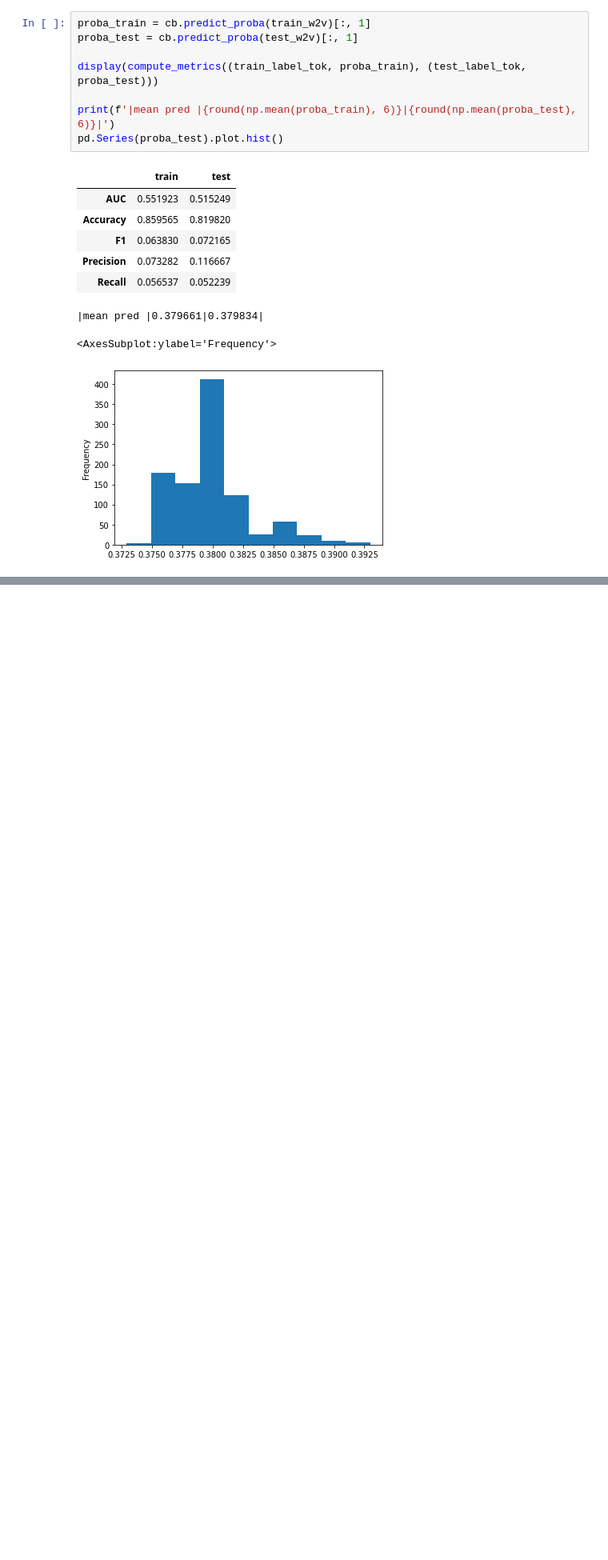
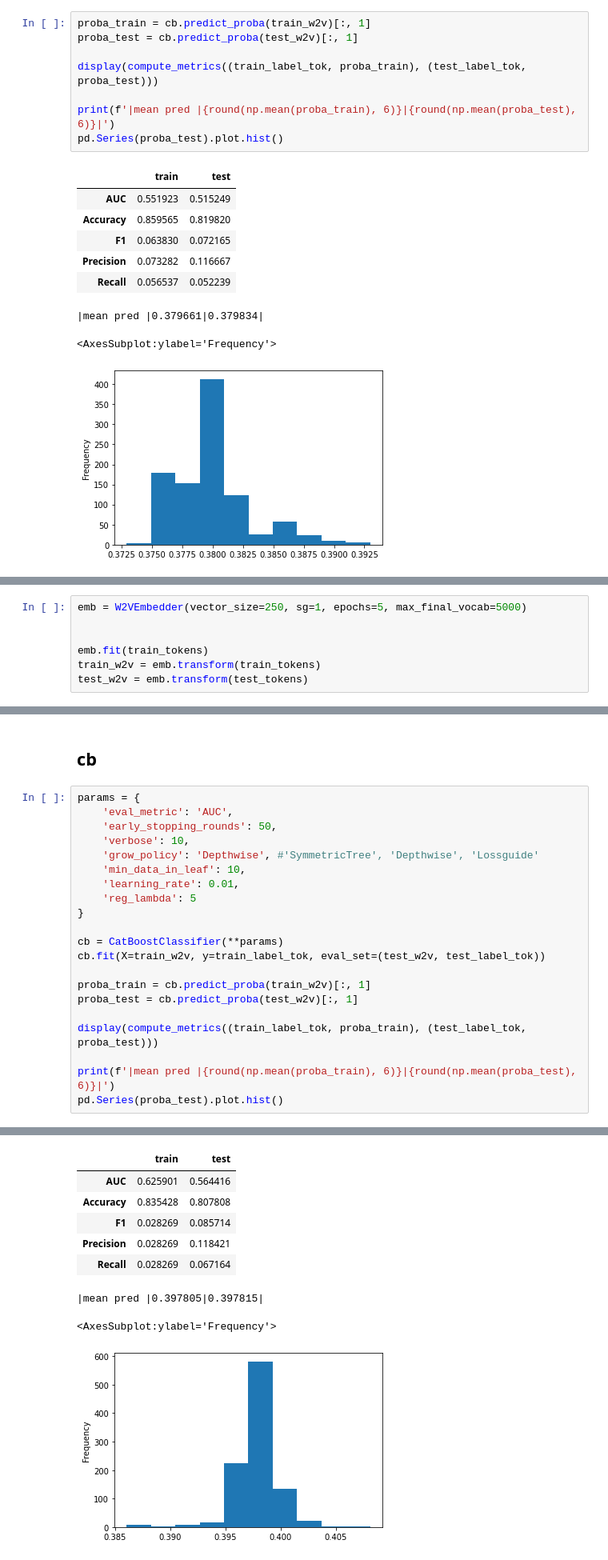
Before and after one commit to mbronis/gensim, a Jupyter notebook: gensim_poleval.ipynb, the cells around one changed output, grey strips where cells are left out. Shown at 80% size. Cells and saved outputs as stored; diff of their text form; blank space fills up the shorter version.

```diff
--- a/gensim_poleval.ipynb
+++ b/gensim_poleval.ipynb
@@ -386,0 +626,7 @@ pd.Series(proba_test).plot.hist()
+# %%
+emb = W2VEmbedder(vector_size=250, sg=1, epochs=5, max_final_vocab=5000)
+
+
+emb.fit(train_tokens)
+train_w2v = emb.transform(train_tokens)
+test_w2v = emb.transform(test_tokens)
@@ -386,0 +651,24 @@ pd.Series(proba_test).plot.hist()
+# %% [markdown]
+## cb
+# %%
+params = {
+    'eval_metric': 'AUC',
+    'early_stopping_rounds': 50,
+    'verbose': 10,
+    'grow_policy': 'Depthwise', #'SymmetricTree', 'Depthwise', 'Lossguide'
+    'min_data_in_leaf': 10,
+    'learning_rate': 0.01,
+    'reg_lambda': 5
+}
+
+cb = CatBoostClassifier(**params)
+cb.fit(X=train_w2v, y=train_label_tok, eval_set=(test_w2v, test_label_tok))
+
+proba_train = cb.predict_proba(train_w2v)[:, 1]
+proba_test = cb.predict_proba(test_w2v)[:, 1]
+
+display(compute_metrics((train_label_tok, proba_train), (test_label_tok, proba_test)))
+
+print(f'|mean pred |{round(np.mean(proba_train), 6)}|{round(np.mean(proba_test), 6)}|')
+pd.Series(proba_test).plot.hist()
+# %% [output]
@@ -386,0 +688,9 @@ pd.Series(proba_test).plot.hist()
+|  | train | test |
+| AUC | 0.625901 | 0.564416 |
+| Accuracy | 0.835428 | 0.807808 |
+| F1 | 0.028269 | 0.085714 |
+| Precision | 0.028269 | 0.118421 |
+| Recall | 0.028269 | 0.067164 |
+|mean pred |0.397805|0.397815|
+<AxesSubplot:ylabel='Frequency'>
+[figure, added]
```
Also changed, not shown: parts of 44 cells of this notebook, 1 other file.
